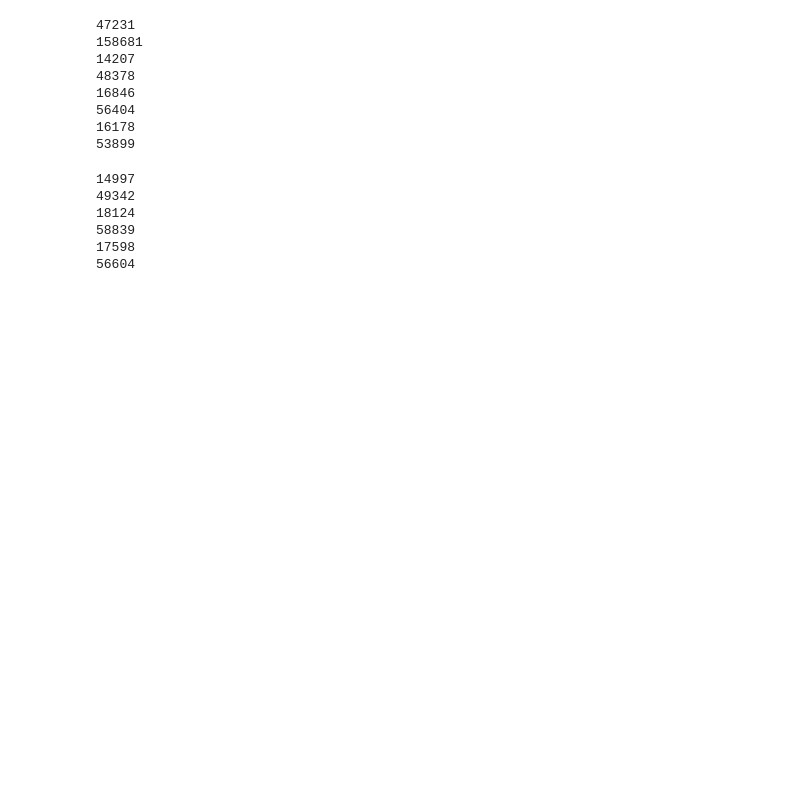
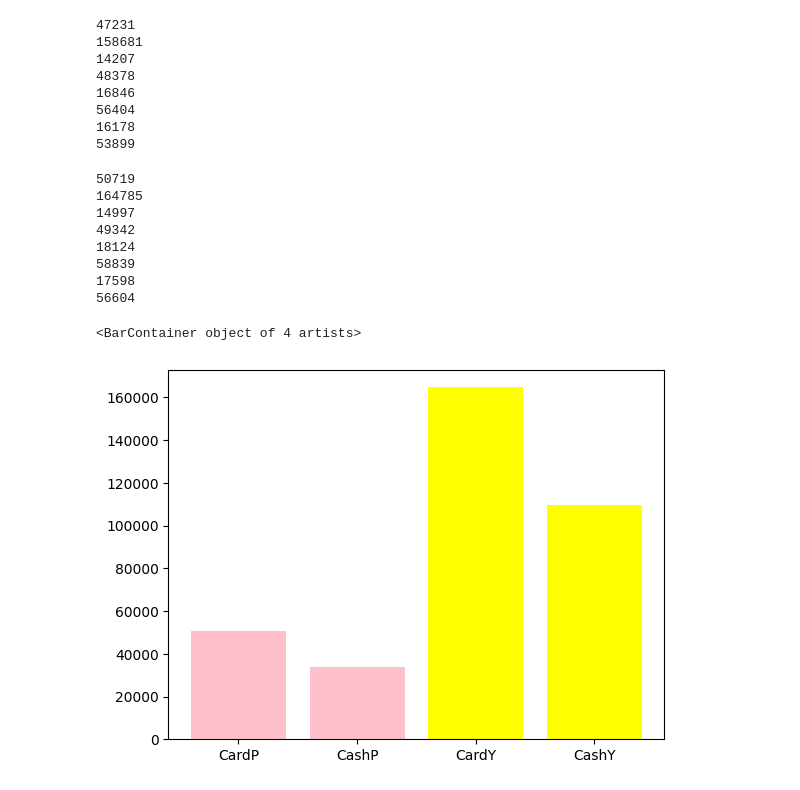
Before and after one commit to EMILYWYAO/Data-Glacier-Internship, a Jupyter notebook: Week 2/EDA_Notebook.ipynb, the cells around one changed output. Saved outputs shown, nothing was run; the diff lists cells and outputs as text; code cells hidden in the pictures; blank space fills up the shorter version.

```diff
--- a/Week 2/EDA_Notebook.ipynb
+++ b/Week 2/EDA_Notebook.ipynb
@@ -249,31 +251,50 @@ print(counts.get('Male'))
 53899
 # %%
 #Payment Type Analysis
+#General
+Pink_Cab = Pink_Cab_Data['Payment_Mode']
+counts = pd.Series(Pink_Cab).value_counts()
+print(counts.get('Card'))
+Yellow_Cab = Yellow_Cab_Data['Payment_Mode']
+counts = pd.Series(Yellow_Cab).value_counts()
+print(counts.get('Card'))
+
 #Hypothesis 4: For both companies, customers prefer card over credit as a payment type.
 Pink_Card2016 = Pink16['Payment_Mode']
 counts=pd.Series(Pink_Card2016).value_counts()
 print(counts.get('Card'))
 Yellow_Gender2016 = Yellow16['Payment_Mode']
 counts=pd.Series(Yellow_Gender2016).value_counts()
 print(counts.get('Card'))
 
 Pink_Card2017 = Pink17['Payment_Mode']
 counts=pd.Series(Pink_Card2017).value_counts()
 print(counts.get('Card'))
 Yellow_Gender2017 = Yellow17['Payment_Mode']
 counts=pd.Series(Yellow_Gender2017).value_counts()
 print(counts.get('Card'))
 
 Pink_Card2018 = Pink18['Payment_Mode']
 counts=pd.Series(Pink_Card2018).value_counts()
 print(counts.get('Card'))
 Yellow_Gender2018 = Yellow18['Payment_Mode']
 counts=pd.Series(Yellow_Gender2018).value_counts()
 print(counts.get('Card'))
+
+#Vizualization
+x = ["CardP", "CashP", "CardY", "CashY"]
+y = [50719, 33992, 164785, 109896]
+c = ['pink','pink','yellow','yellow']
+plt.bar(x, y, color=c)
+plt.show()
 # %% [output]
+50719
+164785
 14997
 49342
 18124
 58839
 17598
 56604
+<BarContainer object of 4 artists>
+[figure, added]
```
Also changed, not shown: parts of 3 cells of this notebook.
